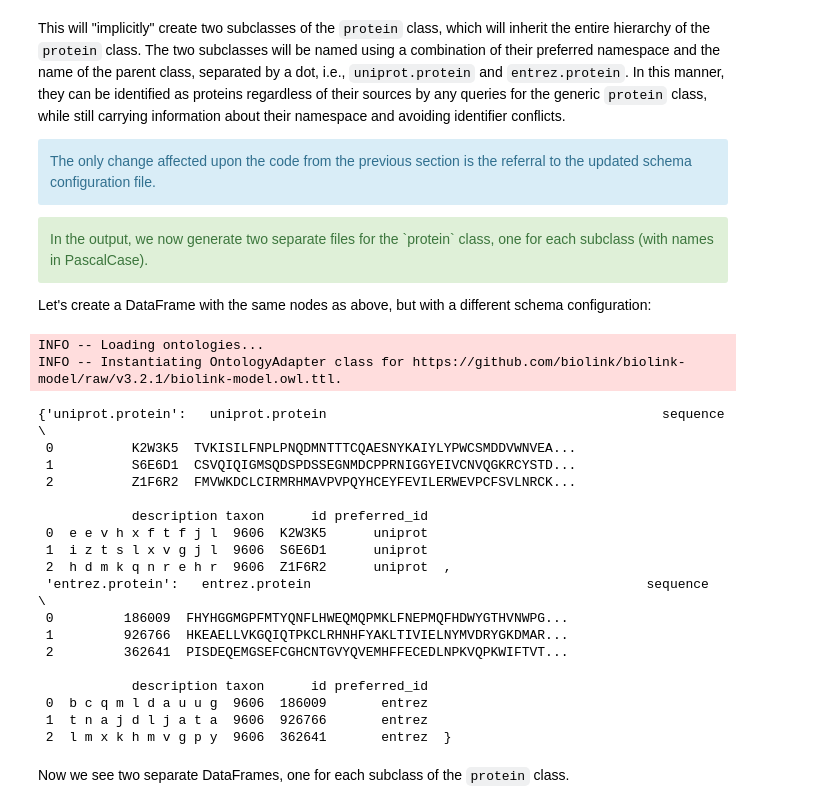
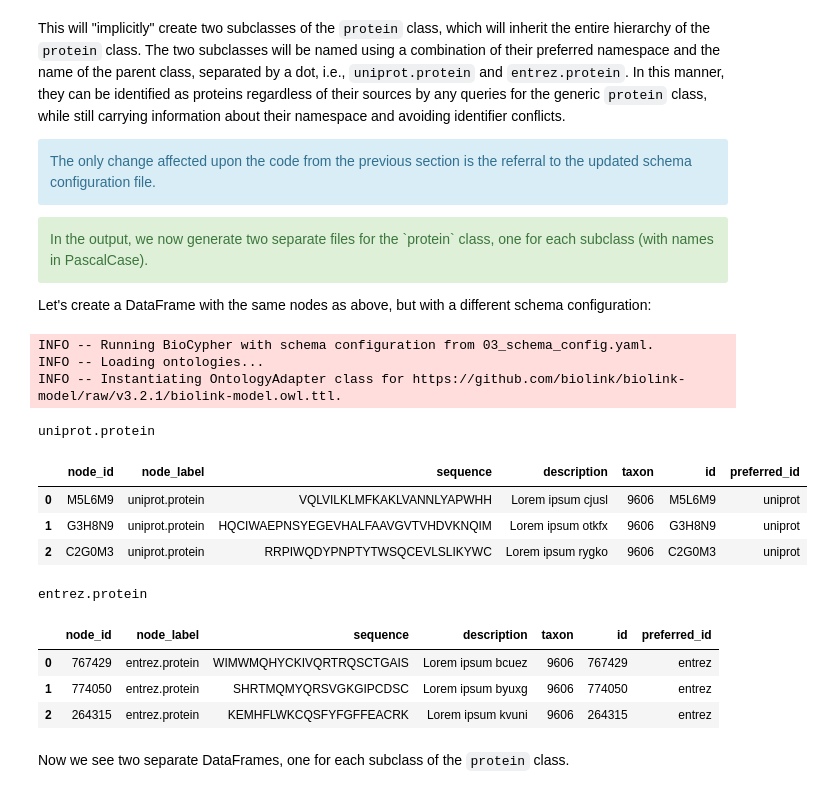
Before and after one commit to biocypher/biocypher, a Jupyter notebook: docs/notebooks/pandas_tutorial.ipynb, the cells around one changed output. Drawn from its saved outputs; the diff is of its cells as text; code cells hidden in the pictures.

```diff
--- a/docs/notebooks/pandas_tutorial.ipynb
+++ b/docs/notebooks/pandas_tutorial.ipynb
@@ -363,34 +406,27 @@ for each subclass (with names in PascalCase).
 Let's create a DataFrame with the same nodes as above, but with a different schema configuration:
 # %%
 bc = BioCypher(
-    biocypher_config_path='03_biocypher_config.yaml',
+    biocypher_config_path='03_biocypher_config_pandas.yaml',
     schema_config_path='03_schema_config.yaml',
 )
 bc.add(node_generator(proteins))
 for name, df in bc.to_df().items():
     print(name)
     display(df)
 # %% [output]
+INFO -- Running BioCypher with schema configuration from 03_schema_config.yaml.
 INFO -- Loading ontologies...
 INFO -- Instantiating OntologyAdapter class for https://github.com/biolink/biolink-model/raw/v3.2.1/biolink-model.owl.ttl.
-{'uniprot.protein':   uniprot.protein                                           sequence  \
- 0          K2W3K5  TVKISILFNPLPNQDMNTTTCQAESNYKAIYLYPWCSMDDVWNVEA...
- 1          S6E6D1  CSVQIQIGMSQDSPDSSEGNMDCPPRNIGGYEIVCNVQGKRCYSTD...
- 2          Z1F6R2  FMVWKDCLCIRMRHMAVPVPQYHCEYFEVILERWEVPCFSVLNRCK...
-
-            description taxon      id preferred_id
- 0  e e v h x f t f j l  9606  K2W3K5      uniprot
- 1  i z t s l x v g j l  9606  S6E6D1      uniprot
- 2  h d m k q n r e h r  9606  Z1F6R2      uniprot  ,
- 'entrez.protein':   entrez.protein                                           sequence  \
- 0         186009  FHYHGGMGPFMTYQNFLHWEQMQPMKLFNEPMQFHDWYGTHVNWPG...
- 1         926766  HKEAELLVKGQIQTPKCLRHNHFYAKLTIVIELNYMVDRYGKDMAR...
- 2         362641  PISDEQEMGSEFCGHCNTGVYQVEMHFFECEDLNPKVQPKWIFTVT...
-
-            description taxon      id preferred_id
- 0  b c q m l d a u u g  9606  186009       entrez
- 1  t n a j d l j a t a  9606  926766       entrez
- 2  l m x k h m v g p y  9606  362641       entrez  }
+uniprot.protein
+|  | node_id | node_label | sequence | description | taxon | id | preferred_id |
+| 0 | M5L6M9 | uniprot.protein | VQLVILKLMFKAKLVANNLYAPWHH | Lorem ipsum cjusl | 9606 | M5L6M9 | uniprot |
+| 1 | G3H8N9 | uniprot.protein | HQCIWAEPNSYEGEVHALFAAVGVTVHDVKNQIM | Lorem ipsum otkfx | 9606 | G3H8N9 | uniprot |
+| 2 | C2G0M3 | uniprot.protein | RRPIWQDYPNPTYTWSQCEVLSLIKYWC | Lorem ipsum rygko | 9606 | C2G0M3 | uniprot |
+entrez.protein
+|  | node_id | node_label | sequence | description | taxon | id | preferred_id |
+| 0 | 767429 | entrez.protein | WIMWMQHYCKIVQRTRQSCTGAIS | Lorem ipsum bcuez | 9606 | 767429 | entrez |
+| 1 | 774050 | entrez.protein | SHRTMQMYQRSVGKGIPCDSC | Lorem ipsum byuxg | 9606 | 774050 | entrez |
+| 2 | 264315 | entrez.protein | KEMHFLWKCQSFYFGFFEACRK | Lorem ipsum kvuni | 9606 | 264315 | entrez |
 # %% [markdown]
 Now we see two separate DataFrames, one for each subclass of the `protein` class.
 # %% [markdown]
```
Also changed, not shown: parts of 14 cells of this notebook.
